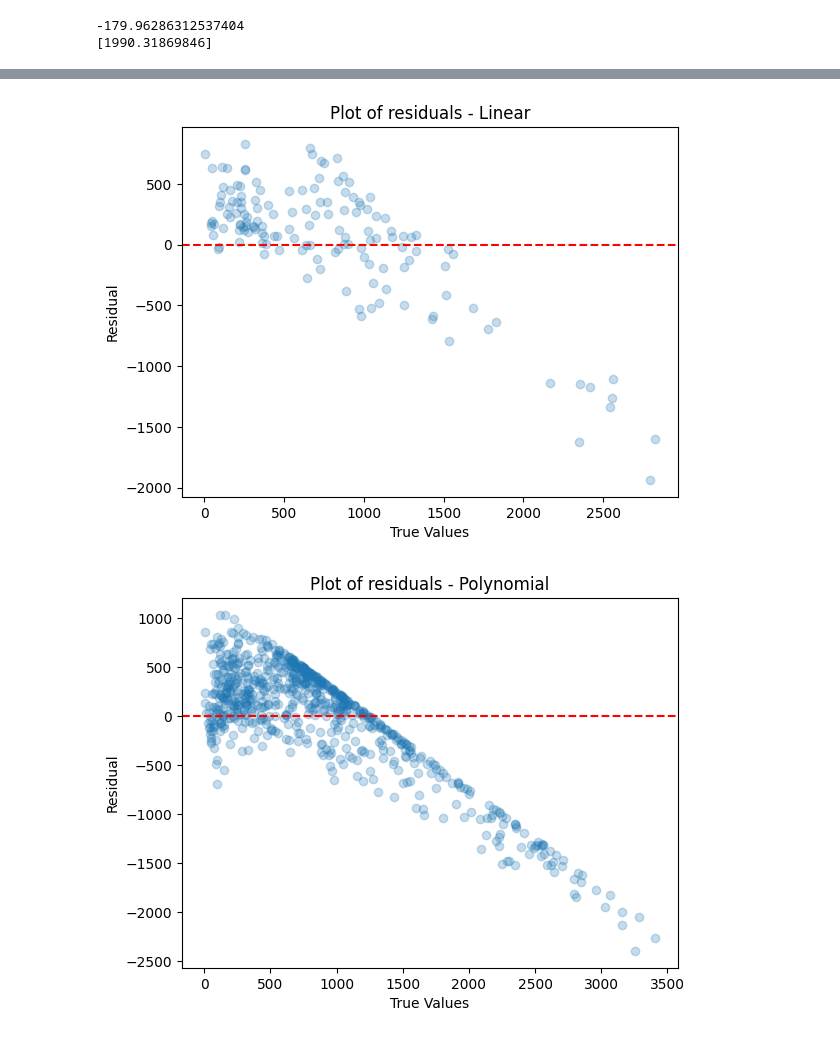
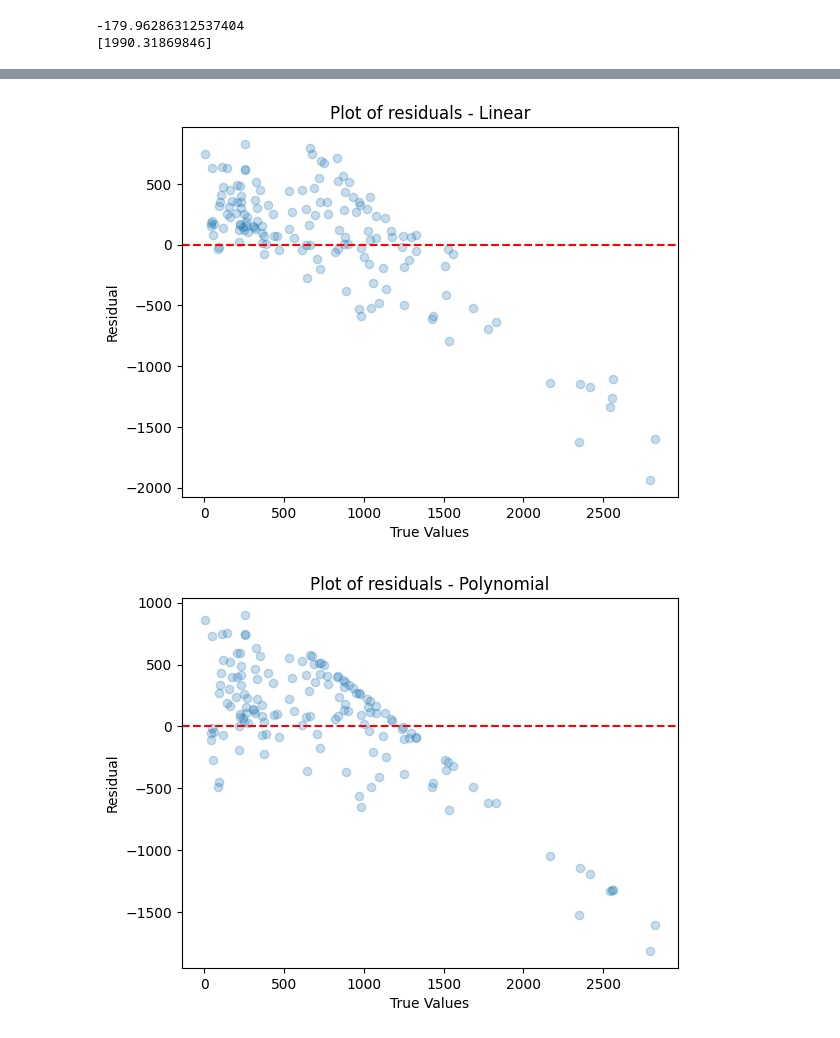
Before and after one commit to KenZooo11/m13.5, a Jupyter notebook: 13.5.ipynb, the cells around one changed output, grey strips where cells are left out. Cells and saved outputs as stored; diff of their text form; code cells hidden in the pictures.

```diff
--- a/13.5.ipynb
+++ b/13.5.ipynb
@@ -296,21 +243,21 @@ plt.show()
 # %%
 errors = y_predict - y_test
 plt.scatter(x=y_test, y=errors, alpha=0.25)
 plt.axhline(0, color="r", linestyle="--")
 plt.xlabel('True Values')
 plt.ylabel('Residual')
 plt.title('Plot of residuals - Linear')
 plt.show()
 
-errors = all_predictions - y
-plt.scatter(x=y, y=errors, alpha=0.25)
+errors = test_predictions_poly - y_test
+plt.scatter(x=y_test, y=errors, alpha=0.25)
 plt.axhline(0, color="r", linestyle="--")
 plt.xlabel('True Values')
 plt.ylabel('Residual')
 plt.title('Plot of residuals - Polynomial')
 plt.show()
 # %% [output]
 [figure]
-[figure, old version]
+[figure, new version]
 # %%
 #Linear Regression:
```
Also changed, not shown: parts of 6 cells of this notebook.
